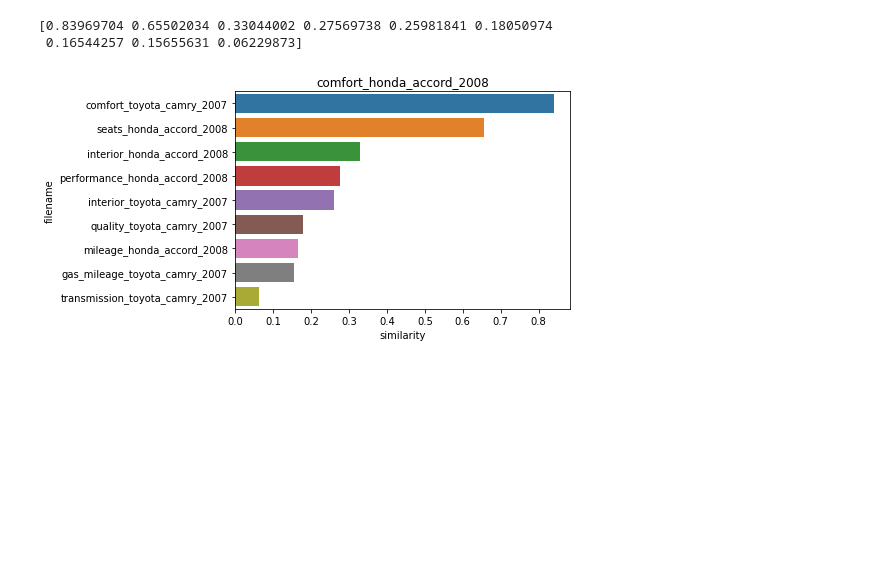
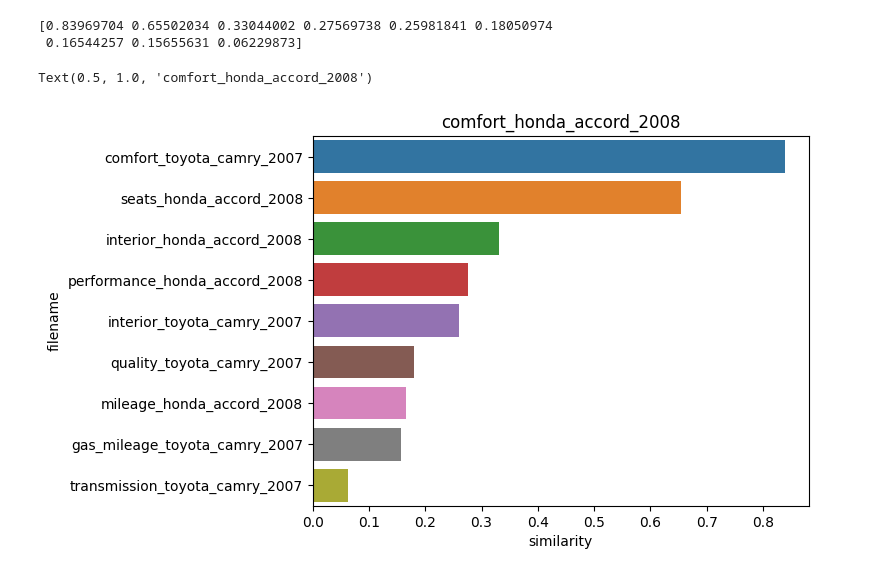
Before and after one commit to Junohera/PythonBasic2021, a Jupyter notebook: 04_Natural_Language_Processing/05_군집/02_문서유사도.ipynb, the cells around one changed output. Cells and saved outputs as stored; diff of their text form; code cells hidden in the pictures; blank space fills up the shorter version.

```diff
--- a/04_Natural_Language_Processing/05_군집/02_문서유사도.ipynb
+++ b/04_Natural_Language_Processing/05_군집/02_문서유사도.ipynb
@@ -217,9 +217,12 @@ print(hotel_1_sim_value)
 # %%
 # 유사도가 큰 순으로 정렬된 index와 유사도값을 이용하여 파일명과 유사도값을 Seaborn 막대 그래스포 시각화
 hotel_1_sim_df = pd.DataFrame()
 hotel_1_sim_df['filename'] = document_df.iloc[hotel_sorted_indexes]['filename']
 hotel_1_sim_df['similarity'] = hotel_1_sim_value
+plt.style.use('default')
+
 sns.barplot(x='similarity', y='filename', data=hotel_1_sim_df)
 plt.title(comparison_docname)
 # %% [output]
+Text(0.5, 1.0, 'comfort_honda_accord_2008')
-[figure, old version]
+[figure, new version]
```
Also changed, not shown: 3 other files.
